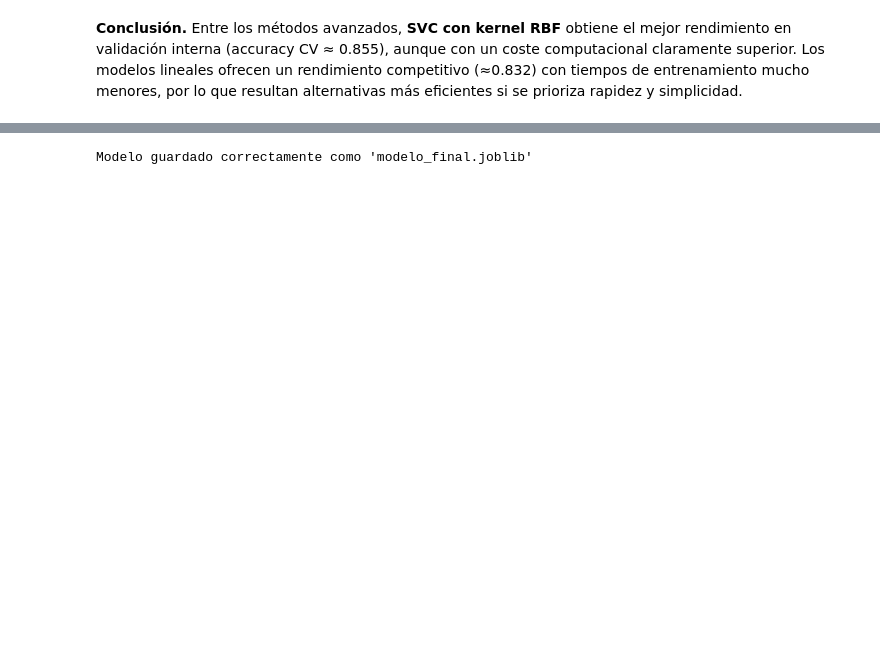
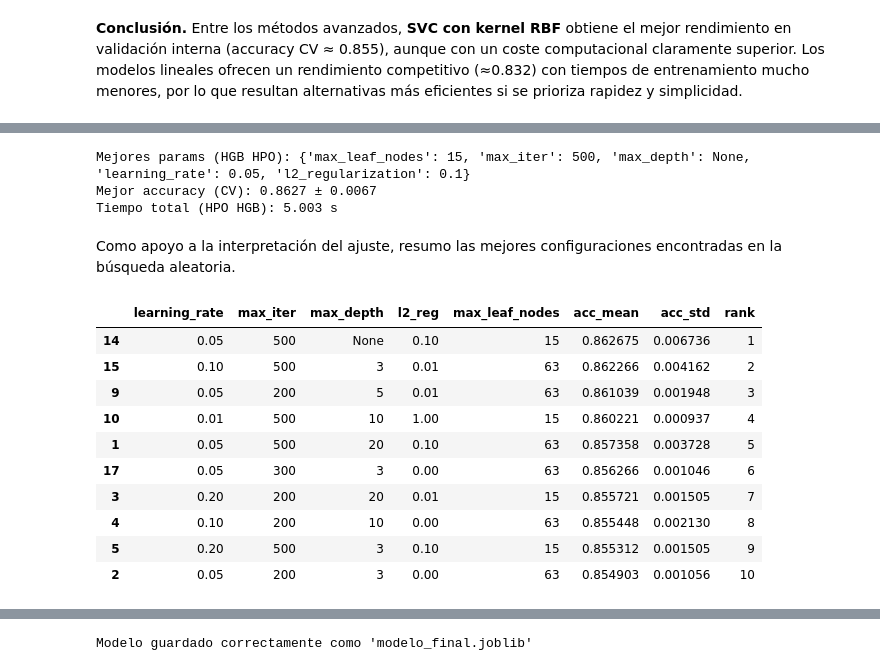
Before and after one commit to DiegoVa6/Grupo05_Practica1, a Jupyter notebook: exercise.ipynb, the cells around one changed output, grey strips where cells are left out. Drawn from its saved outputs; the diff is of its cells as text; code cells hidden in the pictures; blank space fills up the shorter version.

```diff
--- a/exercise.ipynb
+++ b/exercise.ipynb
@@ -1546,0 +1752,77 @@ advanced_summary
+# %%
+param_dist_hgb = {
+    "learning_rate": [0.01, 0.05, 0.1, 0.2, 0.3],
+    "max_iter": [100, 200, 300, 500],
+    "max_depth": [None, 3, 5, 10, 20],
+    "l2_regularization": [0.0, 0.01, 0.1, 1.0],
+    "max_leaf_nodes": [15, 31, 63]
+}
+
+hgb_search = RandomizedSearchCV(
+    estimator=HistGradientBoostingClassifier(
+        random_state=SEED,
+        categorical_features="from_dtype"
+    ),
+    param_distributions=param_dist_hgb,
+    n_iter=20,
+    scoring="accuracy",
+    cv=cv_inner,
+    refit=True,
+    random_state=SEED,
+    n_jobs=-1
+)
+
+t0 = time.perf_counter()
+hgb_search.fit(X_train_hgb, y_train)
+time_hgb_hpo = time.perf_counter() - t0
+
+best_hgb_acc_std = hgb_search.cv_results_["std_test_score"][hgb_search.best_index_]
+
+print("Mejores params (HGB HPO):", hgb_search.best_params_)
+print(f"Mejor accuracy (CV): {hgb_search.best_score_:.4f} ± {best_hgb_acc_std:.4f}")
+print(f"Tiempo total (HPO HGB): {time_hgb_hpo:.3f} s")
+# %% [output]
+Mejores params (HGB HPO): {'max_leaf_nodes': 15, 'max_iter': 500, 'max_depth': None, 'learning_rate': 0.05, 'l2_regularization': 0.1}
+Mejor accuracy (CV): 0.8627 ± 0.0067
+Tiempo total (HPO HGB): 5.003 s
+# %% [markdown]
+Como apoyo a la interpretación del ajuste, resumo las mejores configuraciones encontradas en la búsqueda aleatoria.
+# %%
+hgb_results = (
+    pd.DataFrame(hgb_search.cv_results_)
+    [[
+        "param_learning_rate",
+        "param_max_iter",
+        "param_max_depth",
+        "param_l2_regularization",
+        "param_max_leaf_nodes",
+        "mean_test_score",
+        "std_test_score",
+        "rank_test_score"
+    ]]
+    .rename(columns={
+        "param_learning_rate": "learning_rate",
+        "param_max_iter": "max_iter",
+        "param_max_depth": "max_depth",
+        "param_l2_regularization": "l2_reg",
+        "param_max_leaf_nodes": "max_leaf_nodes",
+        "mean_test_score": "acc_mean",
+        "std_test_score": "acc_std",
+        "rank_test_score": "rank"
+    })
+    .sort_values(["rank", "acc_mean"], ascending=[True, False])
+)
+
+display(hgb_results.head(10))
+# %% [output]
+|  | learning_rate | max_iter | max_depth | l2_reg | max_leaf_nodes | acc_mean | acc_std | rank |
+| 14 | 0.05 | 500 | None | 0.10 | 15 | 0.862675 | 0.006736 | 1 |
+| 15 | 0.10 | 500 | 3 | 0.01 | 63 | 0.862266 | 0.004162 | 2 |
+| 9 | 0.05 | 200 | 5 | 0.01 | 63 | 0.861039 | 0.001948 | 3 |
+| 10 | 0.01 | 500 | 10 | 1.00 | 15 | 0.860221 | 0.000937 | 4 |
+| 1 | 0.05 | 500 | 20 | 0.10 | 63 | 0.857358 | 0.003728 | 5 |
+| 17 | 0.05 | 300 | 3 | 0.00 | 63 | 0.856266 | 0.001046 | 6 |
+| 3 | 0.20 | 200 | 20 | 0.01 | 15 | 0.855721 | 0.001505 | 7 |
+| 4 | 0.10 | 200 | 10 | 0.00 | 63 | 0.855448 | 0.002130 | 8 |
+| 5 | 0.20 | 500 | 3 | 0.10 | 15 | 0.855312 | 0.001505 | 9 |
+| 2 | 0.05 | 200 | 3 | 0.00 | 63 | 0.854903 | 0.001056 | 10 |
```
Also changed, not shown: parts of 42 cells of this notebook, 3 other files.
